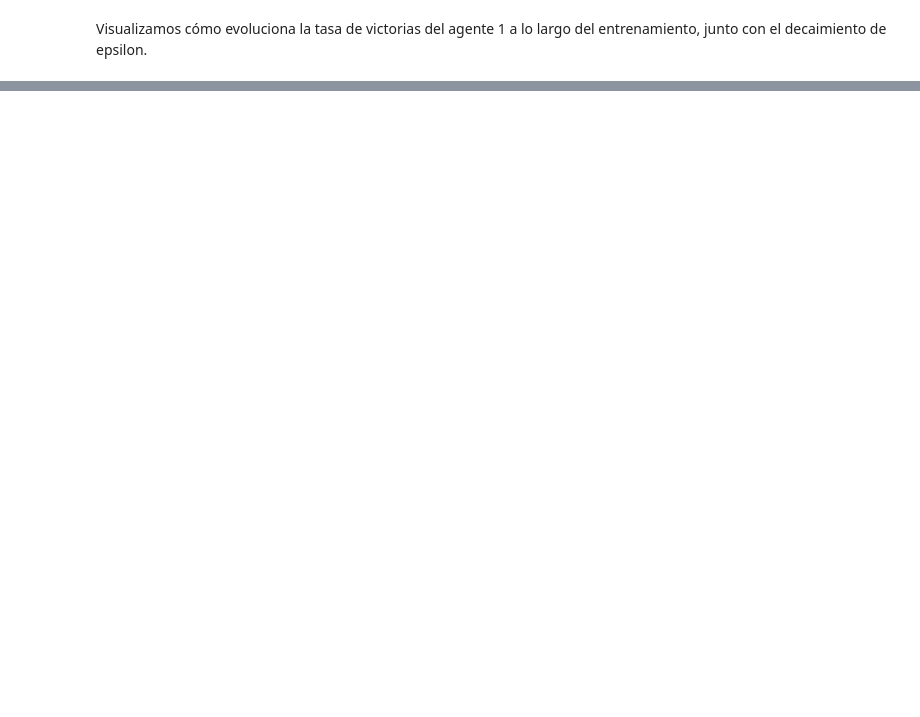
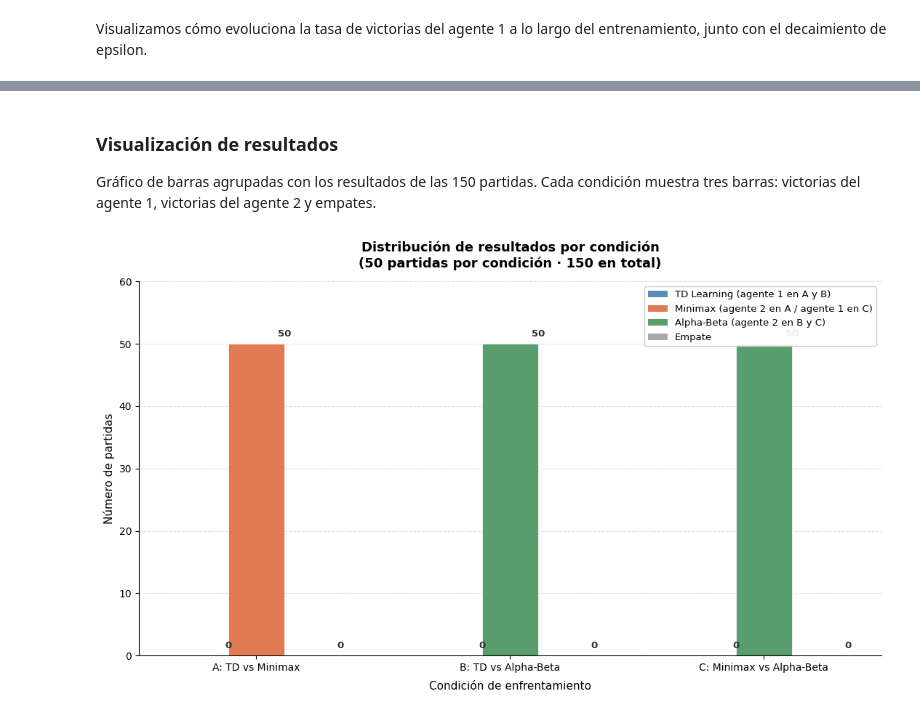
Before and after one commit to Branuvg/AI_LAB6, a Jupyter notebook: lab7.ipynb, the cells around one changed output, grey strips where cells are left out. Drawn from its saved outputs; the diff is of its cells as text; code cells hidden in the pictures; blank space fills up the shorter version.

```diff
--- a/lab7.ipynb
+++ b/lab7.ipynb
@@ -652,0 +819,66 @@ plt.show()
+# %% [markdown]
+### Visualización de resultados
+
+Gráfico de barras agrupadas con los resultados de las 150 partidas. Cada condición muestra tres barras: victorias del agente 1, victorias del agente 2 y empates.
+# %%
+import matplotlib.pyplot as plt
+import numpy as np
+from matplotlib.patches import Patch
+
+conditions = ['A: TD vs Minimax', 'B: TD vs Alpha-Beta', 'C: Minimax vs Alpha-Beta']
+ag1_wins  = [wA1, wB1, wC1]
+ag2_wins  = [wA2, wB2, wC2]
+draws_all = [dA, dB, dC]
+
+x     = np.arange(len(conditions))
+width = 0.22
+
+colors_map = {
+    'td':   '#5B8DB8',
+    'mm':   '#E07B54',
+    'ab':   '#5A9E6F',
+    'draw': '#A8A8A8'
+}
+bar_c1 = [colors_map['td'], colors_map['td'], colors_map['mm']]
+bar_c2 = [colors_map['mm'], colors_map['ab'], colors_map['ab']]
+
+fig, ax = plt.subplots(figsize=(11, 6.5))
+
+for i in range(3):
+    for pos, val, col in [
+        (x[i] - width, ag1_wins[i], bar_c1[i]),
+        (x[i],         ag2_wins[i], bar_c2[i]),
+        (x[i] + width, draws_all[i], colors_map['draw']),
+    ]:
+        ax.bar(pos, val, width, color=col, zorder=3, edgecolor='white', linewidth=0.5)
+        ax.text(pos + width/2, val + 0.8, str(int(val)),
+                ha='center', va='bottom', fontsize=9.5,
+                fontweight='bold', color='#333333', zorder=4)
+
+legend_elements = [
+    Patch(facecolor=colors_map['td'],   label='TD Learning (agente 1 en A y B)'),
+    Patch(facecolor=colors_map['mm'],   label='Minimax (agente 2 en A / agente 1 en C)'),
+    Patch(facecolor=colors_map['ab'],   label='Alpha-Beta (agente 2 en B y C)'),
+    Patch(facecolor=colors_map['draw'], label='Empate'),
+]
+ax.legend(handles=legend_elements, fontsize=9.5, loc='upper right',
+          framealpha=0.92, edgecolor='#cccccc')
+
+ax.set_title(
+    'Distribución de resultados por condición\n(50 partidas por condición · 150 en total)',
+    fontsize=13, fontweight='bold', pad=14
+)
+ax.set_xlabel('Condición de enfrentamiento', fontsize=11, labelpad=8)
+ax.set_ylabel('Número de partidas', fontsize=11)
+ax.set_xticks(x)
+ax.set_xticklabels(conditions, fontsize=10)
+ax.set_ylim(0, 60)
+ax.yaxis.grid(True, linestyle='--', alpha=0.4, zorder=0)
+ax.set_axisbelow(True)
+for spine in ['top', 'right']:
+    ax.spines[spine].set_visible(False)
+
+plt.tight_layout()
+plt.show()
+# %% [output]
+[figure, added]
```
Also changed, not shown: parts of 11 cells of this notebook.
